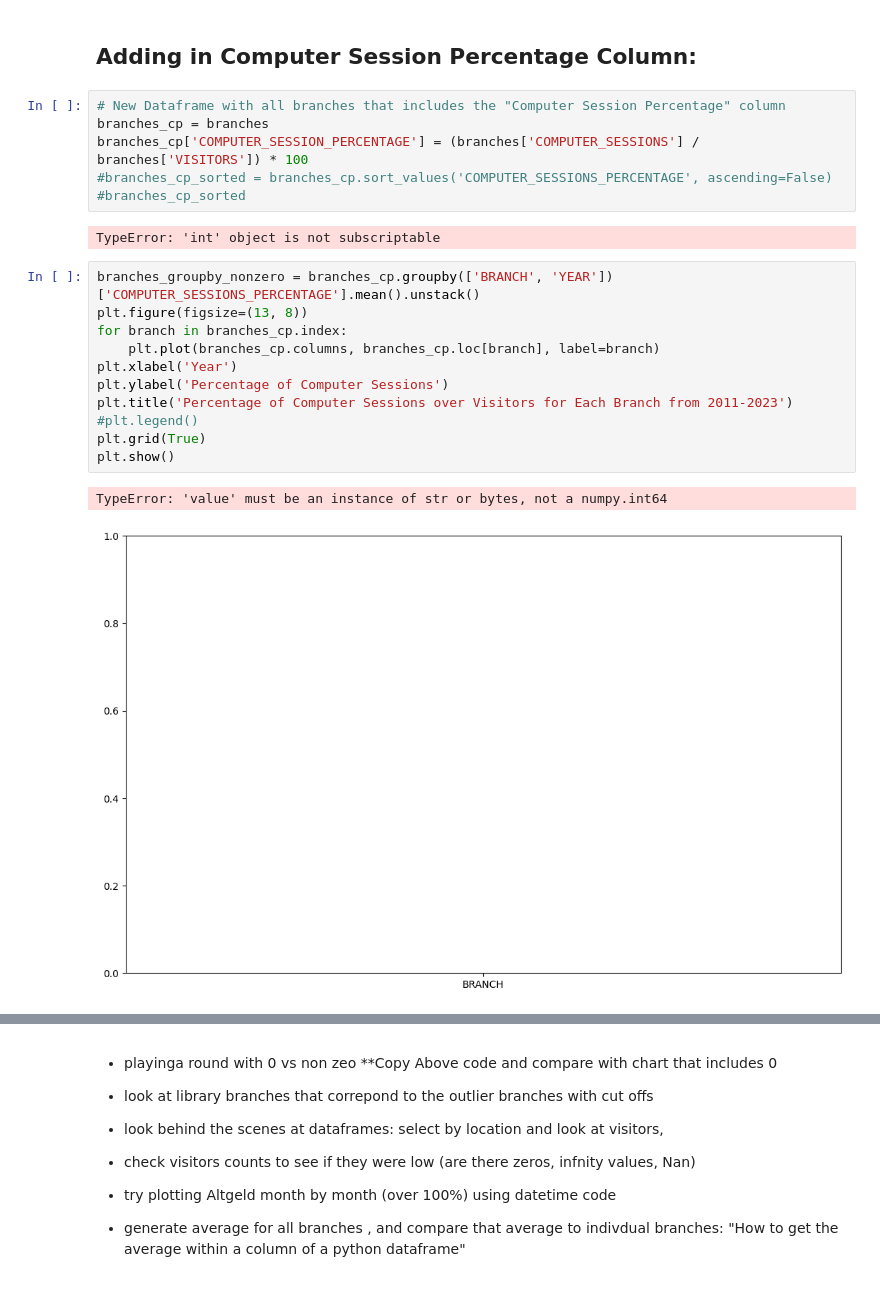
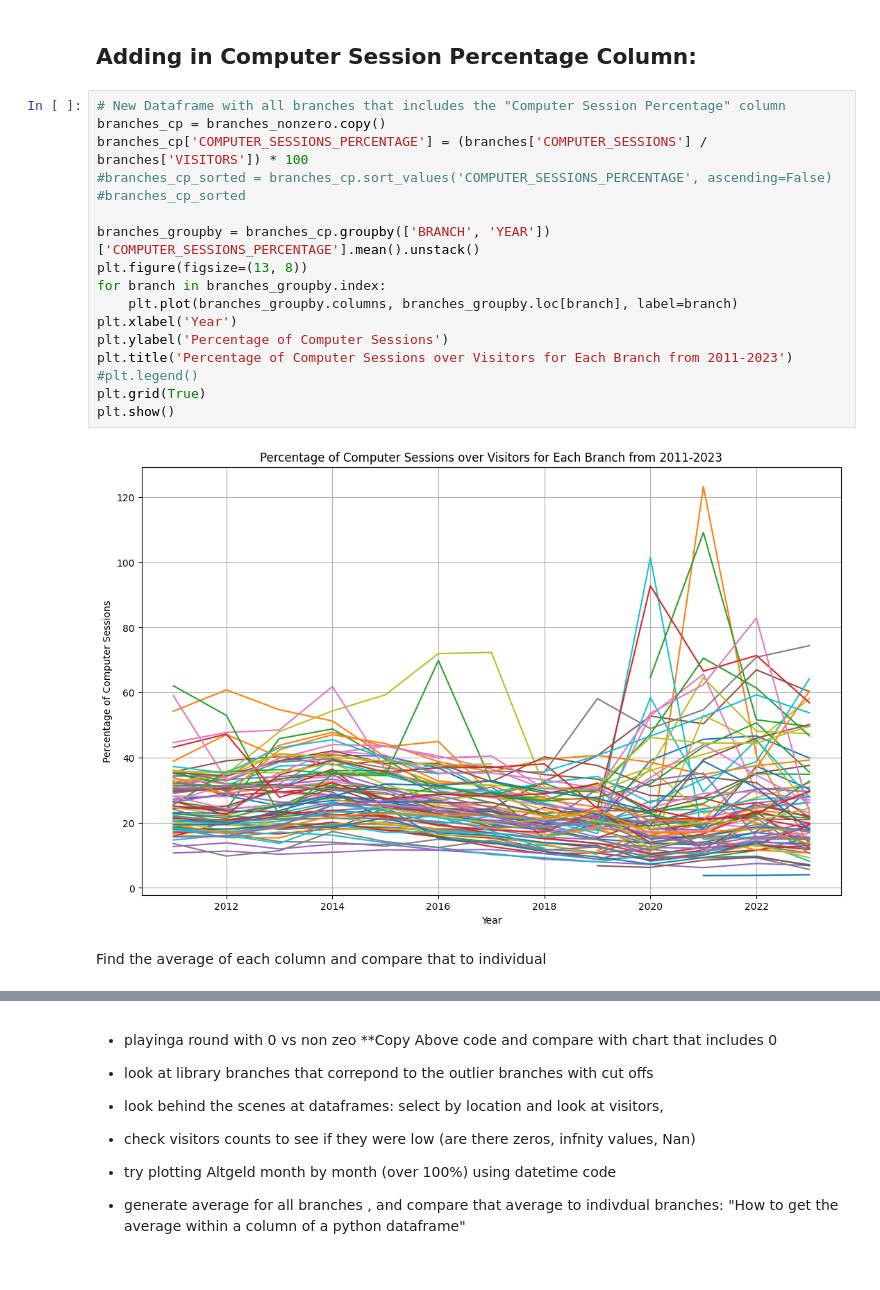
Before and after one commit to uchicago-dsi/cpl_project, a Jupyter notebook: can-summer-2023/dani exploratory data analysis.ipynb, the cells around one changed output, grey strips where cells are left out. Saved outputs shown, nothing was run; the diff lists cells and outputs as text.

Commit message:
adding average columns to compare to individual branches

```diff
--- a/can-summer-2023/dani exploratory data analysis.ipynb
+++ b/can-summer-2023/dani exploratory data analysis.ipynb
@@ -85,26 +127,25 @@ plt.show()
 - In the Nonzeros, Altgeld is the highest, but still much less than Water Works
 # %% [markdown]
 ## Adding in Computer Session Percentage Column:
-# %%
-# New Dataframe with all branches that includes the "Computer Session Percentage" column
-branches_cp = branches
-branches_cp['COMPUTER_SESSION_PERCENTAGE'] = (branches['COMPUTER_SESSIONS'] / branches['VISITORS']) * 100
-#branches_cp_sorted = branches_cp.sort_values('COMPUTER_SESSIONS_PERCENTAGE', ascending=False)
-#branches_cp_sorted
-# %% [output]
-TypeError: 'int' object is not subscriptable
-# %%
-branches_groupby_nonzero = branches_cp.groupby(['BRANCH', 'YEAR'])['COMPUTER_SESSIONS_PERCENTAGE'].mean().unstack()
-plt.figure(figsize=(13, 8))
-for branch in branches_cp.index:
-    plt.plot(branches_cp.columns, branches_cp.loc[branch], label=branch)
-plt.xlabel('Year')
-plt.ylabel('Percentage of Computer Sessions')
-plt.title('Percentage of Computer Sessions over Visitors for Each Branch from 2011-2023')
-#plt.legend()
-plt.grid(True)
-plt.show()
-# %% [output]
-TypeError: 'value' must be an instance of str or bytes, not a numpy.int64
-[figure, removed]
+# %%
+# New Dataframe with all branches that includes the "Computer Session Percentage" column
+branches_cp = branches_nonzero.copy()
+branches_cp['COMPUTER_SESSIONS_PERCENTAGE'] = (branches['COMPUTER_SESSIONS'] / branches['VISITORS']) * 100
+#branches_cp_sorted = branches_cp.sort_values('COMPUTER_SESSIONS_PERCENTAGE', ascending=False)
+#branches_cp_sorted
+
+branches_groupby = branches_cp.groupby(['BRANCH', 'YEAR'])['COMPUTER_SESSIONS_PERCENTAGE'].mean().unstack()
+plt.figure(figsize=(13, 8))
+for branch in branches_groupby.index:
+    plt.plot(branches_groupby.columns, branches_groupby.loc[branch], label=branch)
+plt.xlabel('Year')
+plt.ylabel('Percentage of Computer Sessions')
+plt.title('Percentage of Computer Sessions over Visitors for Each Branch from 2011-2023')
+#plt.legend()
+plt.grid(True)
+plt.show()
+# %% [output]
+[figure, added]
+# %% [markdown]
+Find the average of each column and compare that to individual
 # %%
```
Also changed, not shown: parts of 9 cells of this notebook.
